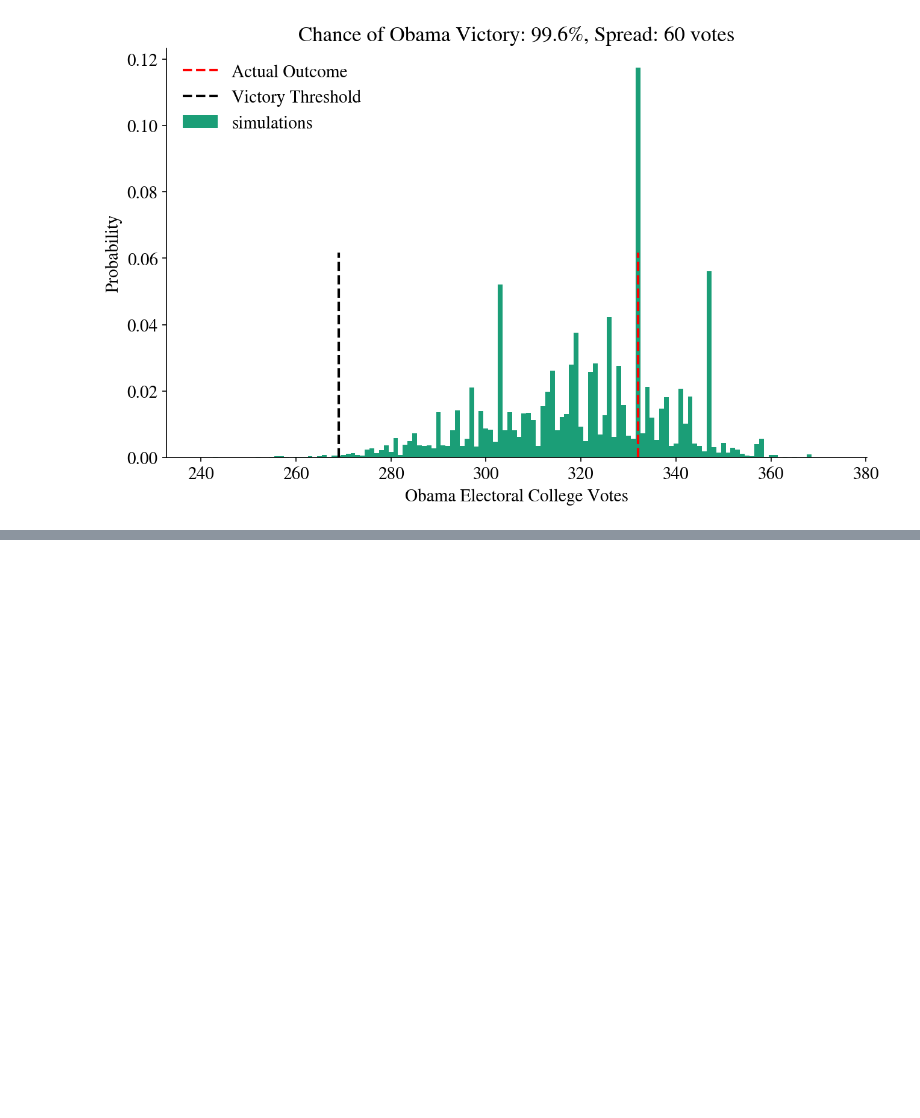
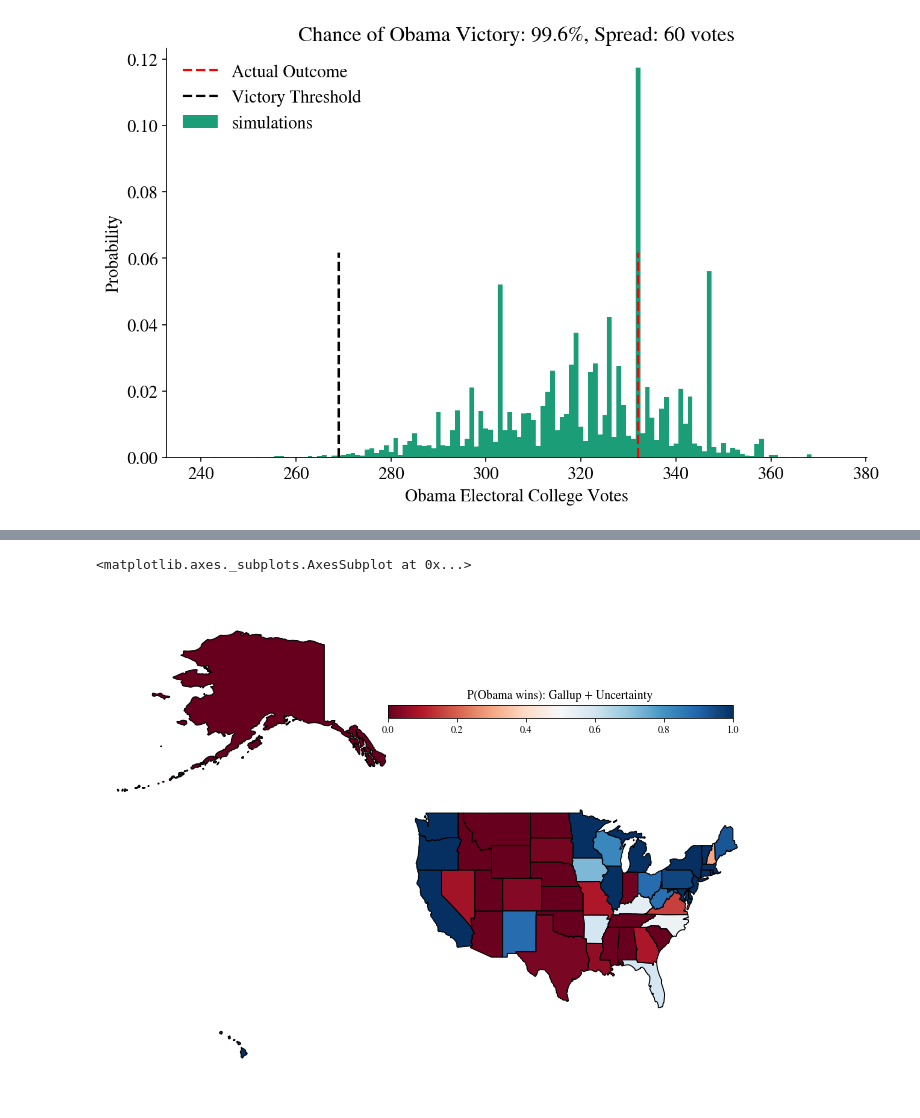
Before and after one commit to joaoDragado/dSc_roadmap, a Jupyter notebook: projects/SimulatingSilver/HW2_user.ipynb, the cells around one changed output, grey strips where cells are left out. Drawn from its saved outputs; the diff is of its cells as text; code cells hidden in the pictures; blank space fills up the shorter version.

```diff
--- a/projects/SimulatingSilver/HW2_user.ipynb
+++ b/projects/SimulatingSilver/HW2_user.ipynb
@@ -187,0 +326,30 @@ plot_simulation(result)
+# %%
+"""
+Function
+--------
+uncertain_gallup_model
+
+predicts an Obama (Dem) victory if the random variable drawn
+from a Gaussian with mean Dem_Adv and standard deviation 3% is >0
+
+Inputs
+------
+gallup : DataFrame
+    The Gallup dataframe above
+
+Returns
+-------
+model : DataFrame
+    A dataframe with the following column
+     * Obama: probability that the state votes for Obama.
+    model.index should be set to gallup.index
+    (that is, it should be indexed by state name)
+"""
+from scipy.special import erf
+
+def uncertain_gallup_model(gallup):
+    sigma = 3
+    prob =  .5 * (1 + erf(gallup.Dem_Adv / np.sqrt(2 * sigma**2)))
+    return pd.DataFrame(data=prob, index=gallup.index).rename(columns={'Dem_Adv':'Obama'})
+# test the code
+uncertain_gallup_model(gallup_2012).head()
@@ -187,0 +364,11 @@ plot_simulation(result)
+# %%
+# construct the model by estimating the probabilities
+model = uncertain_gallup_model(gallup_2012)
+# add the number of electoral votes perstate as a column
+model = model.merge(electoral_votes, on='State')
+# %%
+# we plot a map of these probabilities,
+make_map(model.Obama, "P(Obama wins): Gallup + Uncertainty")
+# %% [output]
+<matplotlib.axes._subplots.AxesSubplot at 0x...>
+[figure, added]
```
Also changed, not shown: parts of 19 cells of this notebook.
